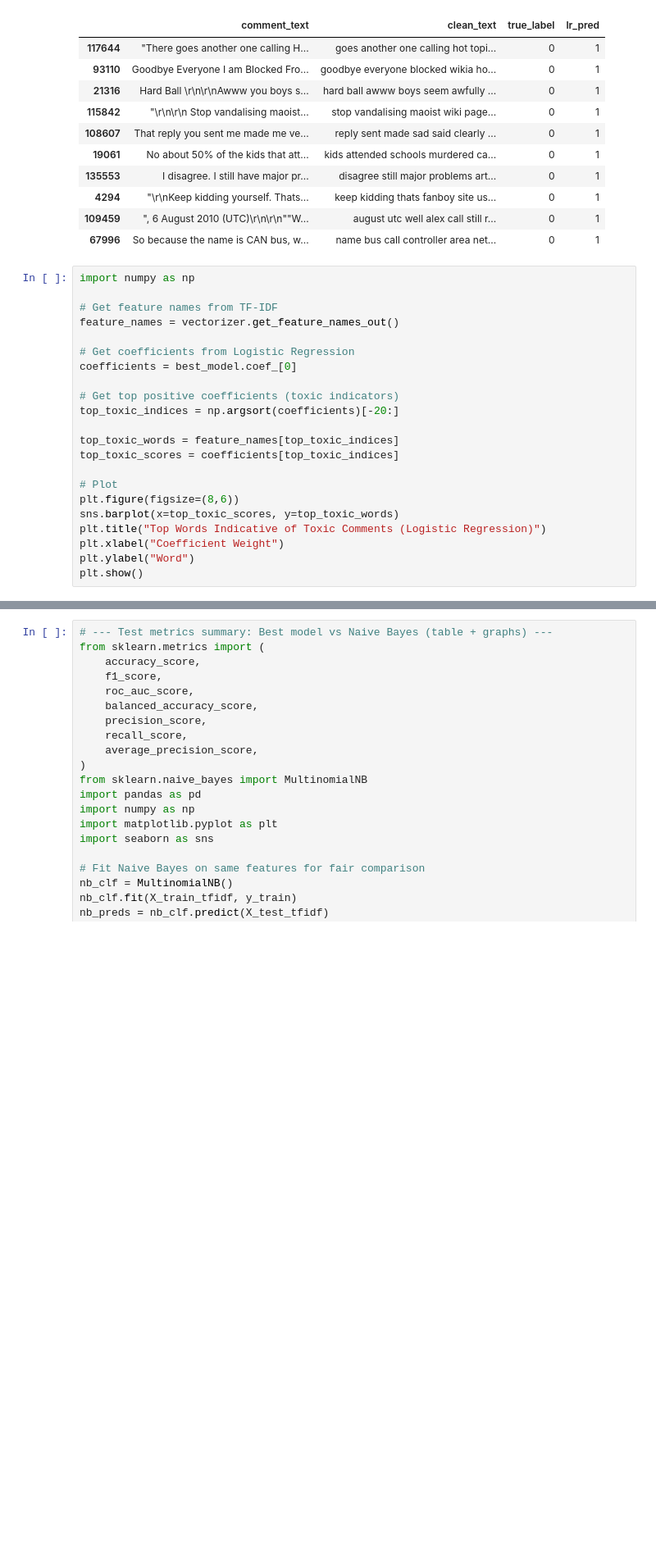
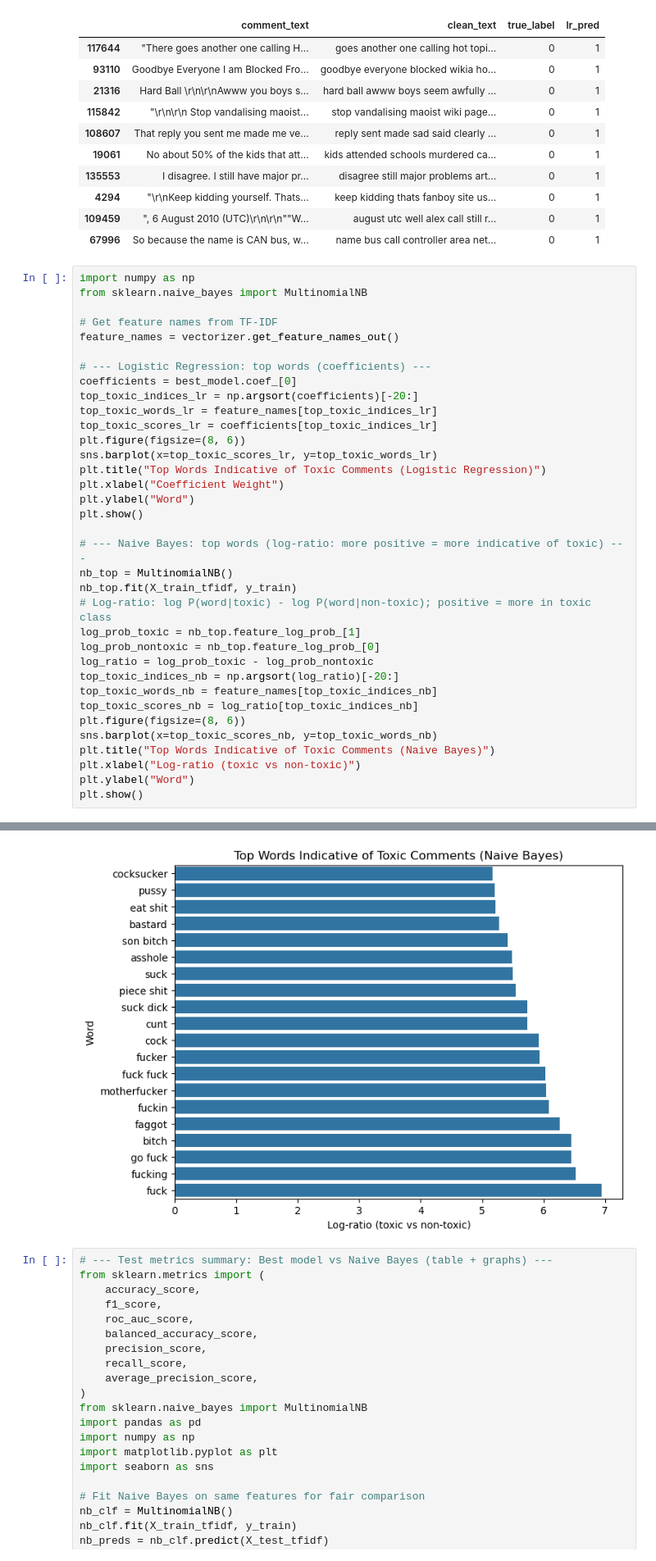
Before and after one commit to jasrulete/toxic-comment-detector, a Jupyter notebook: notebooks/toxic_comment_training.ipynb, the cells around one changed output, grey strips where cells are left out. Shown at 82% size. Saved outputs shown, nothing was run; the diff lists cells and outputs as text; blank space fills up the shorter version.

```diff
--- a/notebooks/toxic_comment_training.ipynb
+++ b/notebooks/toxic_comment_training.ipynb
@@ -470,28 +477,42 @@ Sample FALSE POSITIVES (non-toxic predicted as toxic):
 | 67996 | So because the name is CAN bus, w... | name bus call controller area net... | 0 | 1 |
 # %%
 import numpy as np
+from sklearn.naive_bayes import MultinomialNB
 
 # Get feature names from TF-IDF
 feature_names = vectorizer.get_feature_names_out()
 
-# Get coefficients from Logistic Regression
+# --- Logistic Regression: top words (coefficients) ---
 coefficients = best_model.coef_[0]
-
-# Get top positive coefficients (toxic indicators)
-top_toxic_indices = np.argsort(coefficients)[-20:]
-
-top_toxic_words = feature_names[top_toxic_indices]
-top_toxic_scores = coefficients[top_toxic_indices]
-
-# Plot
-plt.figure(figsize=(8,6))
-sns.barplot(x=top_toxic_scores, y=top_toxic_words)
+top_toxic_indices_lr = np.argsort(coefficients)[-20:]
+top_toxic_words_lr = feature_names[top_toxic_indices_lr]
+top_toxic_scores_lr = coefficients[top_toxic_indices_lr]
+plt.figure(figsize=(8, 6))
+sns.barplot(x=top_toxic_scores_lr, y=top_toxic_words_lr)
 plt.title("Top Words Indicative of Toxic Comments (Logistic Regression)")
 plt.xlabel("Coefficient Weight")
 plt.ylabel("Word")
 plt.show()
+
+# --- Naive Bayes: top words (log-ratio: more positive = more indicative of toxic) ---
+nb_top = MultinomialNB()
+nb_top.fit(X_train_tfidf, y_train)
+# Log-ratio: log P(word|toxic) - log P(word|non-toxic); positive = more in toxic class
+log_prob_toxic = nb_top.feature_log_prob_[1]
+log_prob_nontoxic = nb_top.feature_log_prob_[0]
+log_ratio = log_prob_toxic - log_prob_nontoxic
+top_toxic_indices_nb = np.argsort(log_ratio)[-20:]
+top_toxic_words_nb = feature_names[top_toxic_indices_nb]
+top_toxic_scores_nb = log_ratio[top_toxic_indices_nb]
+plt.figure(figsize=(8, 6))
+sns.barplot(x=top_toxic_scores_nb, y=top_toxic_words_nb)
+plt.title("Top Words Indicative of Toxic Comments (Naive Bayes)")
+plt.xlabel("Log-ratio (toxic vs non-toxic)")
+plt.ylabel("Word")
+plt.show()
 # %% [output]
 [figure]
+[figure, added]
 # %%
 # --- Test metrics summary: Best model vs Naive Bayes (table + graphs) ---
 from sklearn.metrics import (
```
Also changed, not shown: parts of 1 cell of this notebook.
